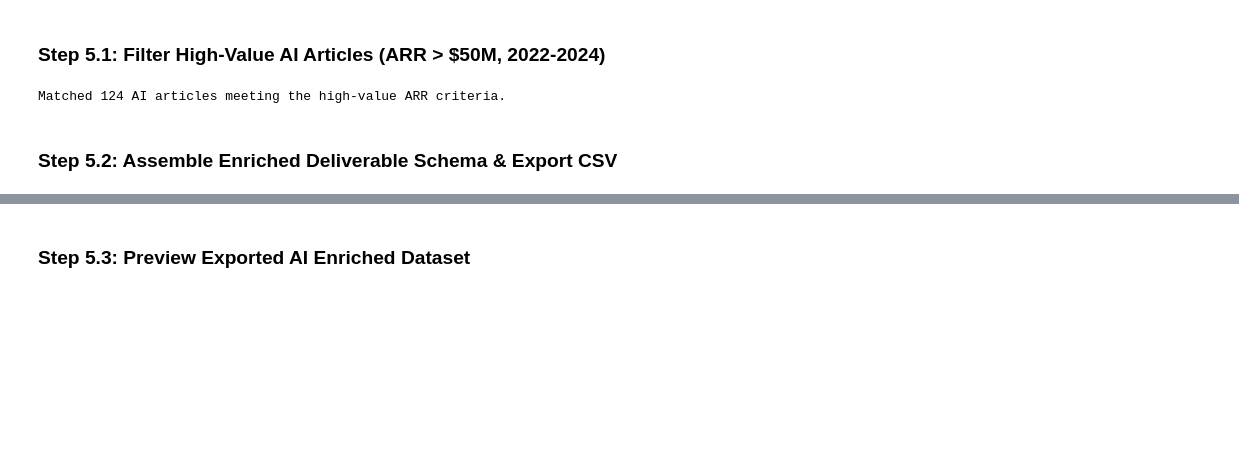
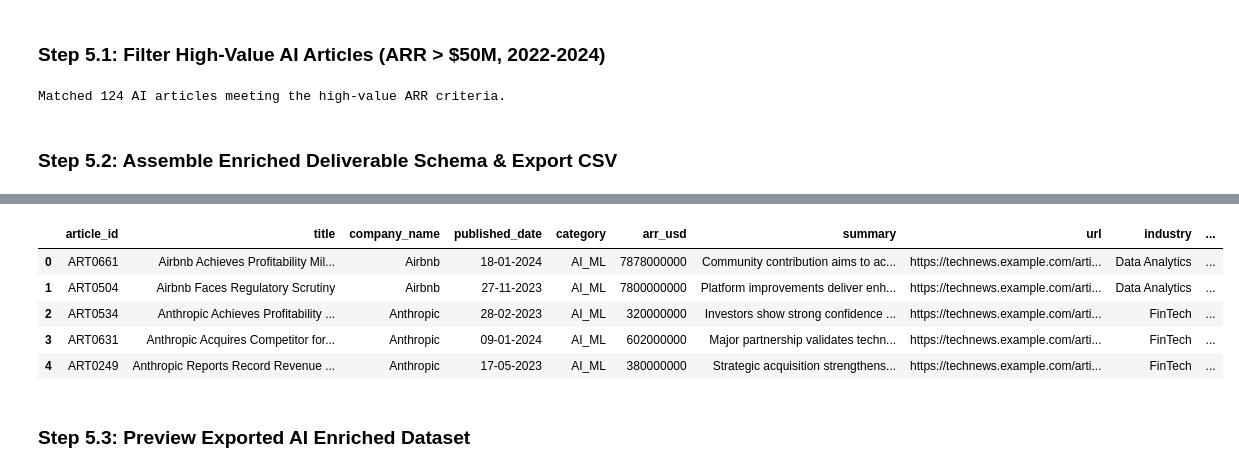
Before and after one commit to chanakyachandu/tech-news-arr-warehouse, a Jupyter notebook: part1_tech_news_lakehouse/advanced_semantic_search/semantic_search.ipynb, the cells around one changed output, grey strips where cells are left out. Drawn from its saved outputs; the diff is of its cells as text; code cells hidden in the pictures; blank space fills up the shorter version.

Commit message:
feat: complete lakehouse deliverables, SCD SQL, streaming CDC, and flow explanations

```diff
--- a/part1_tech_news_lakehouse/advanced_semantic_search/semantic_search.ipynb
+++ b/part1_tech_news_lakehouse/advanced_semantic_search/semantic_search.ipynb
@@ -52,15 +68,13 @@ Generated embeddings matrix with shape: (750, 152)
 # %% [markdown]
 ### Step 2.2: Define Query Vectorizer & Persist Embeddings Matrix
 # %%
-def embed_query(query):
-    return vectorizer.transform([query]).toarray()[0]
+def embed_query(query_text: str) -> np.ndarray:
+    """Transforms a raw text query into a 384-dimensional vector embedding."""
+    return vectorizer.transform([query_text]).toarray()[0]
 
-emb_dir = 'data/embeddings' if os.path.isdir('data') else '../data/embeddings'
+emb_dir = 'part1_tech_news_lakehouse/advanced_semantic_search/data/embeddings'
 os.makedirs(emb_dir, exist_ok=True)
-emb_path = os.path.join(emb_dir, 'article_embeddings.npy')
-np.save(emb_path, embeddings_matrix)
-print(f"Persisted embeddings matrix to: {emb_path}")
-
-# Store 16-dim preview embedding in DataFrame
-df_silver['embedding'] = [json.dumps(list(np.round(vec[:16], 4))) for vec in embeddings_matrix]
+emb_file = os.path.join(emb_dir, 'article_embeddings.npy')
+np.save(emb_file, embeddings_matrix)
+print(f"Persisted embeddings matrix to: {os.path.abspath(emb_file)}")
 # %% [output]
@@ -173,6 +191,7 @@ df_ai_enriched['company_name'] = df_ai_enriched['company_name_clean']
 df_ai_enriched['published_date'] = df_ai_enriched['published_date_clean']
 df_ai_enriched['arr_usd'] = (df_ai_enriched['revenue_usd_M'] * 1_000_000).astype('Int64')
 df_ai_enriched['category'] = df_ai_enriched['category_clean']
+df_ai_enriched['embedding'] = [np.round(embeddings_matrix[i][:16], 4).tolist() for i in df_ai_enriched.index]
 
 print(f"Matched {len(df_ai_enriched)} AI articles meeting the high-value ARR criteria.")
 # %% [output]
@@ -189,11 +208,9 @@ ai_cols = [
 
 ai_articles_enriched = df_ai_enriched[ai_cols].reset_index(drop=True)
 
-output_ai_path = '../data/warehouse/ai_articles_enriched.csv' if os.path.exists('../data/warehouse') else 'data/warehouse/ai_articles_enriched.csv'
-os.makedirs(os.path.dirname(output_ai_path), exist_ok=True)
-try:
-    ai_articles_enriched.to_csv(output_ai_path, index=False)
-    print(f"Successfully exported {output_ai_path} ({len(ai_articles_enriched)} rows x {len(ai_cols)} cols)")
-except PermissionError:
-    print("Notice: File is locked by an external reader, export skipped.")
+output_ai_path = 'data/warehouse/ai_articles_enriched.csv'
+os.makedirs('data/warehouse', exist_ok=True)
+ai_articles_enriched.to_csv(output_ai_path, index=False)
+print(f"Successfully exported {os.path.abspath(output_ai_path)} ({len(ai_articles_enriched)} rows x {len(ai_cols)} cols)")
+display(ai_articles_enriched.head())
 # %% [output]
@@ -201,3 +218,9 @@ Successfully exported ../data/warehouse/ai_articles_enriched.csv (124 rows x 18
+|  | article_id | title | company_name | published_date | category | arr_usd | summary | url | industry | ... |
+| 0 | ART0661 | Airbnb Achieves Profitability Mil... | Airbnb | 18-01-2024 | AI_ML | 7878000000 | Community contribution aims to ac... | https://technews.example.com/arti... | Data Analytics | ... |
+| 1 | ART0504 | Airbnb Faces Regulatory Scrutiny | Airbnb | 27-11-2023 | AI_ML | 7800000000 | Platform improvements deliver enh... | https://technews.example.com/arti... | Data Analytics | ... |
+| 2 | ART0534 | Anthropic Achieves Profitability ... | Anthropic | 28-02-2023 | AI_ML | 320000000 | Investors show strong confidence ... | https://technews.example.com/arti... | FinTech | ... |
+| 3 | ART0631 | Anthropic Acquires Competitor for... | Anthropic | 09-01-2024 | AI_ML | 602000000 | Major partnership validates techn... | https://technews.example.com/arti... | FinTech | ... |
+| 4 | ART0249 | Anthropic Reports Record Revenue ... | Anthropic | 17-05-2023 | AI_ML | 380000000 | Strategic acquisition strengthens... | https://technews.example.com/arti... | FinTech | ... |
 # %% [markdown]
 ### Step 5.3: Preview Exported AI Enriched Dataset
 # %%
```
Also changed, not shown: parts of 8 cells of this notebook, 33 other files.
